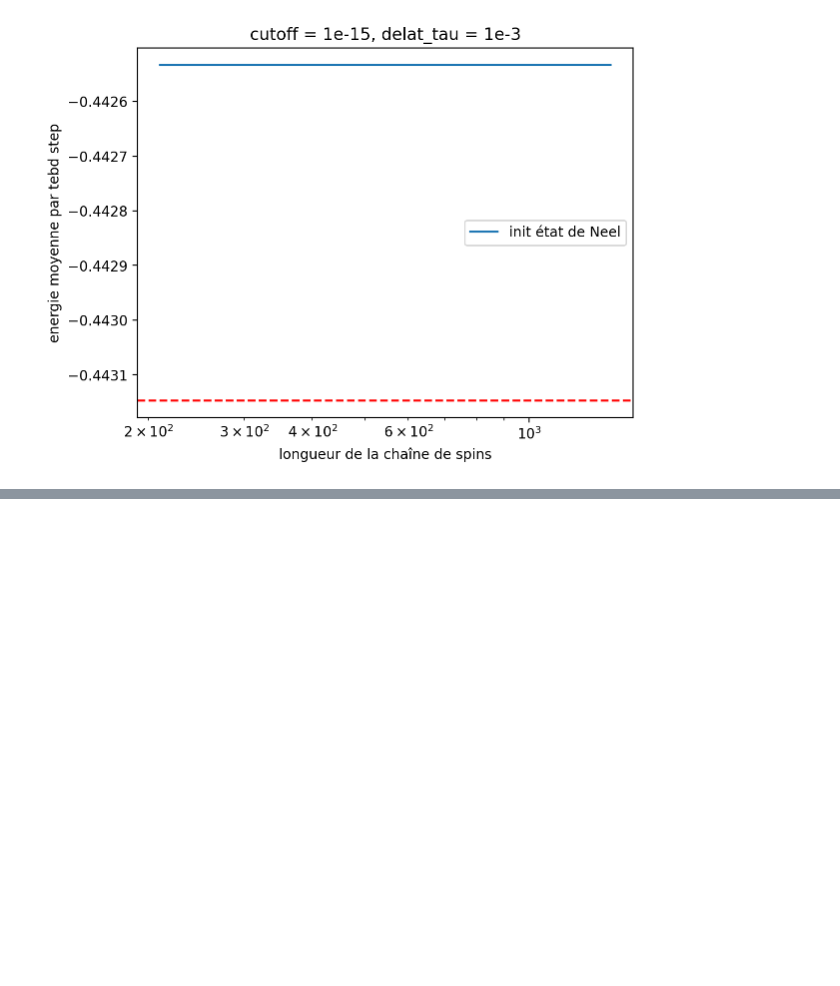
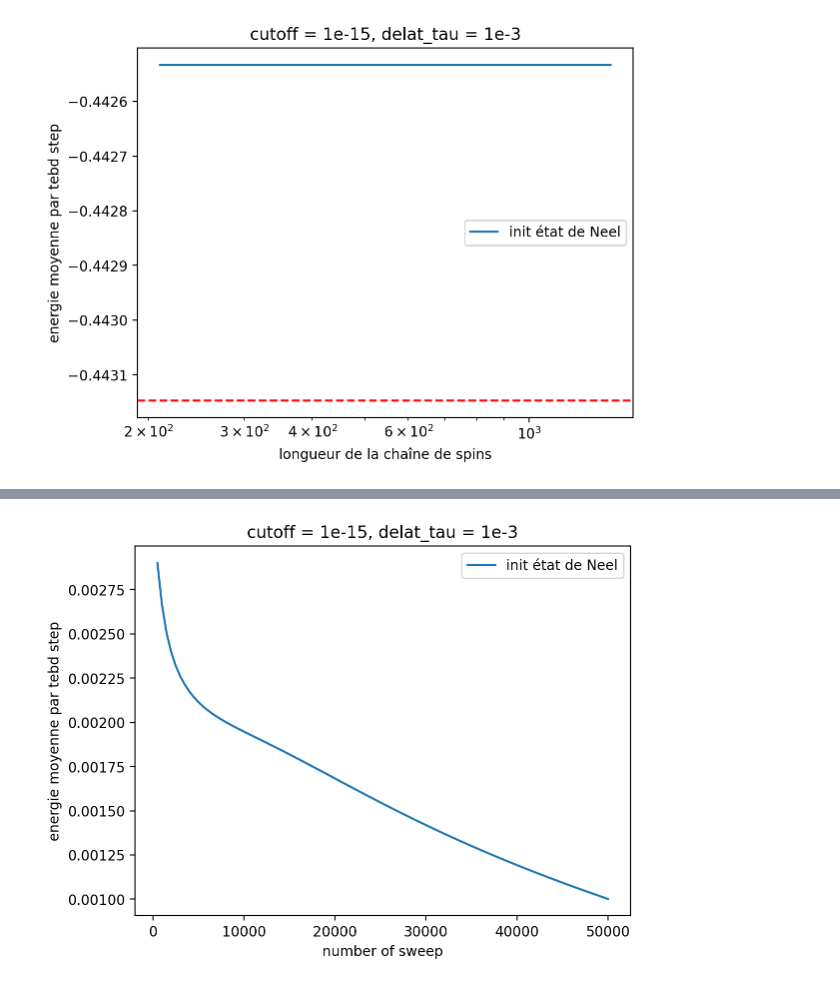
Before and after one commit to romanbeauvallet/Many-Body-Localization, a Jupyter notebook: analyse_simulations_julia/analysis.ipynb, the cells around one changed output, grey strips where cells are left out. Saved outputs shown, nothing was run; the diff lists cells and outputs as text; code cells hidden in the pictures; blank space fills up the shorter version.

```diff
--- a/analyse_simulations_julia/analysis.ipynb
+++ b/analyse_simulations_julia/analysis.ipynb
@@ -228,0 +248,10 @@ plt.show()
+# %%
+fig, axes = plt.subplots()
+axes.plot(dicNeelsweep50000["sweep range"], dicNeelsweep50000["magnetization sweep list"], label="init état de Neel")
+axes.set_xlabel("number of sweep")
+axes.set_ylabel("energie moyenne par tebd step")
+axes.set_title("cutoff = 1e-15, delat_tau = 1e-3")
+axes.legend()
+plt.show()
+# %% [output]
+[figure, added]
```
Also changed, not shown: parts of 3 cells of this notebook, 6 other files.
